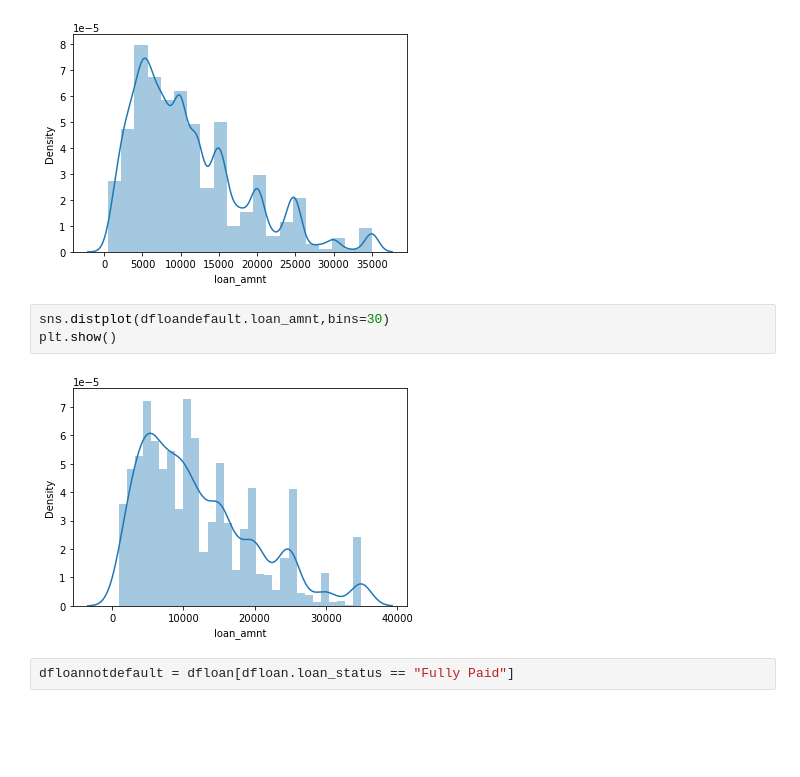
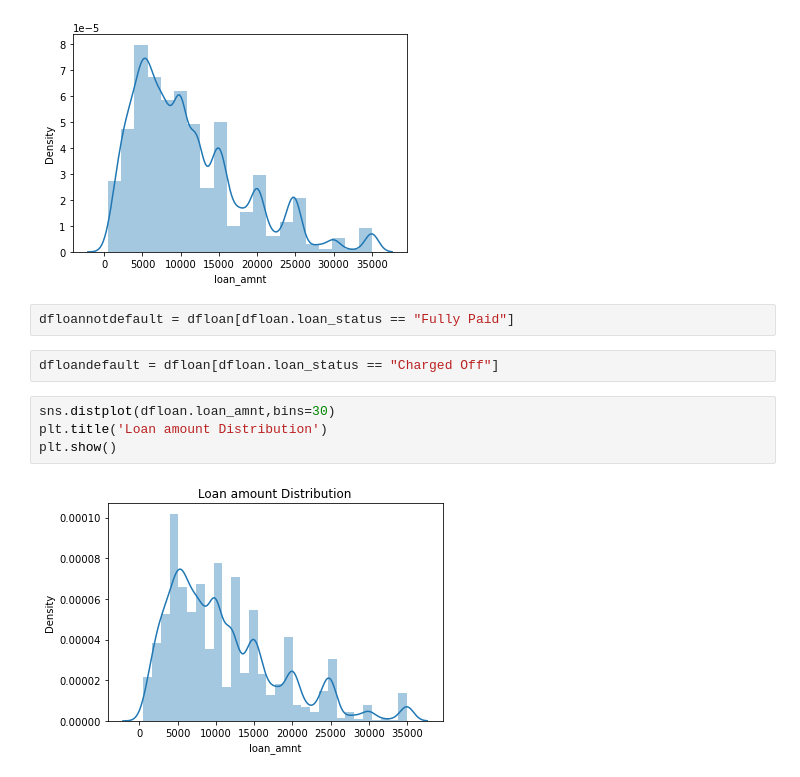
Before and after one commit to Prithvi25298/Lending-Club-Case-Study, a Jupyter notebook: assignment1mark2.ipynb, the cells around one changed output. Cells and saved outputs as stored; diff of their text form; blank space fills up the shorter version.

```diff
--- a/assignment1mark2.ipynb
+++ b/assignment1mark2.ipynb
@@ -574,10 +575,13 @@ sns.distplot(dfloan.loan_amnt,bins=20)
 plt.show()
 # %% [output]
 [figure]
+# %%
+dfloannotdefault = dfloan[dfloan.loan_status == "Fully Paid"]
+# %%
+dfloandefault = dfloan[dfloan.loan_status == "Charged Off"]
 # %%
-sns.distplot(dfloandefault.loan_amnt,bins=30)
+sns.distplot(dfloan.loan_amnt,bins=30)
+plt.title('Loan amount Distribution')
 plt.show()
 # %% [output]
-[figure, old version]
+[figure, new version]
-# %%
-dfloannotdefault = dfloan[dfloan.loan_status == "Fully Paid"]
```
Also changed, not shown: parts of 33 cells of this notebook.
